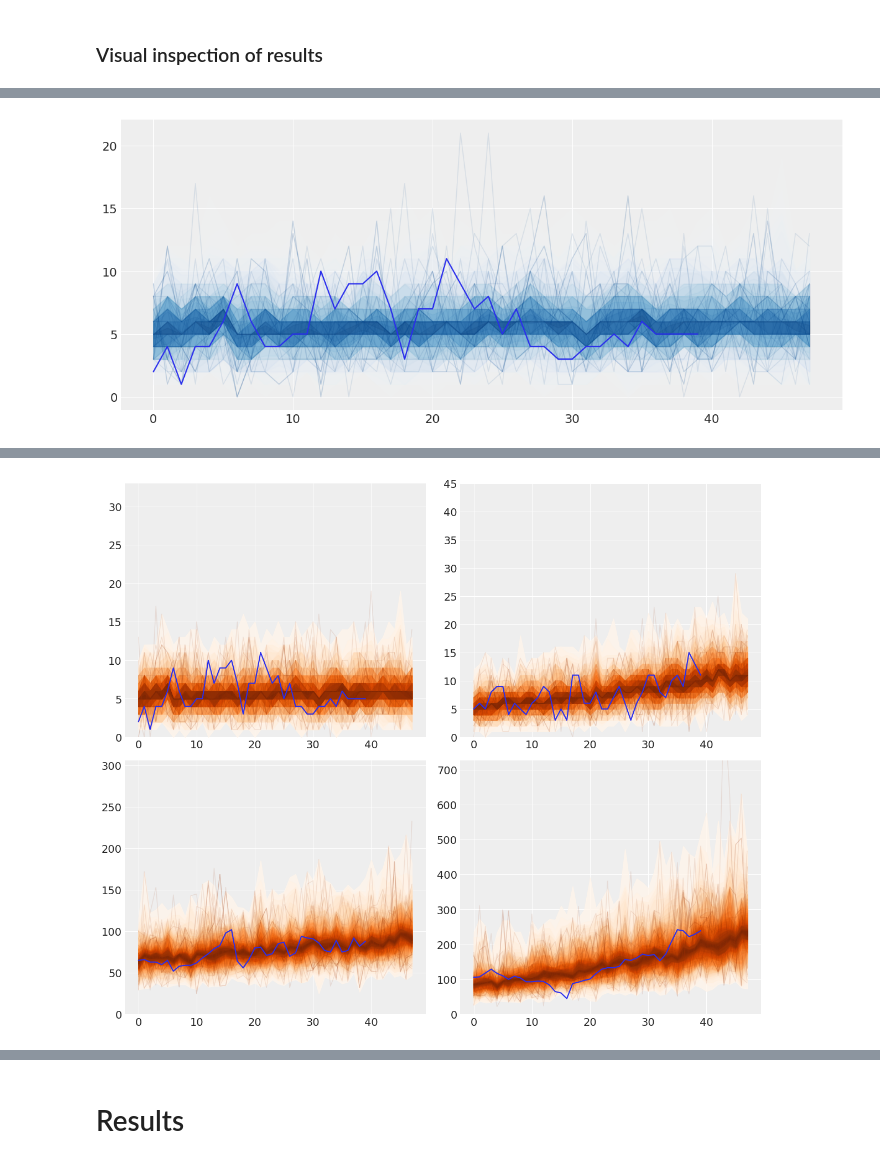
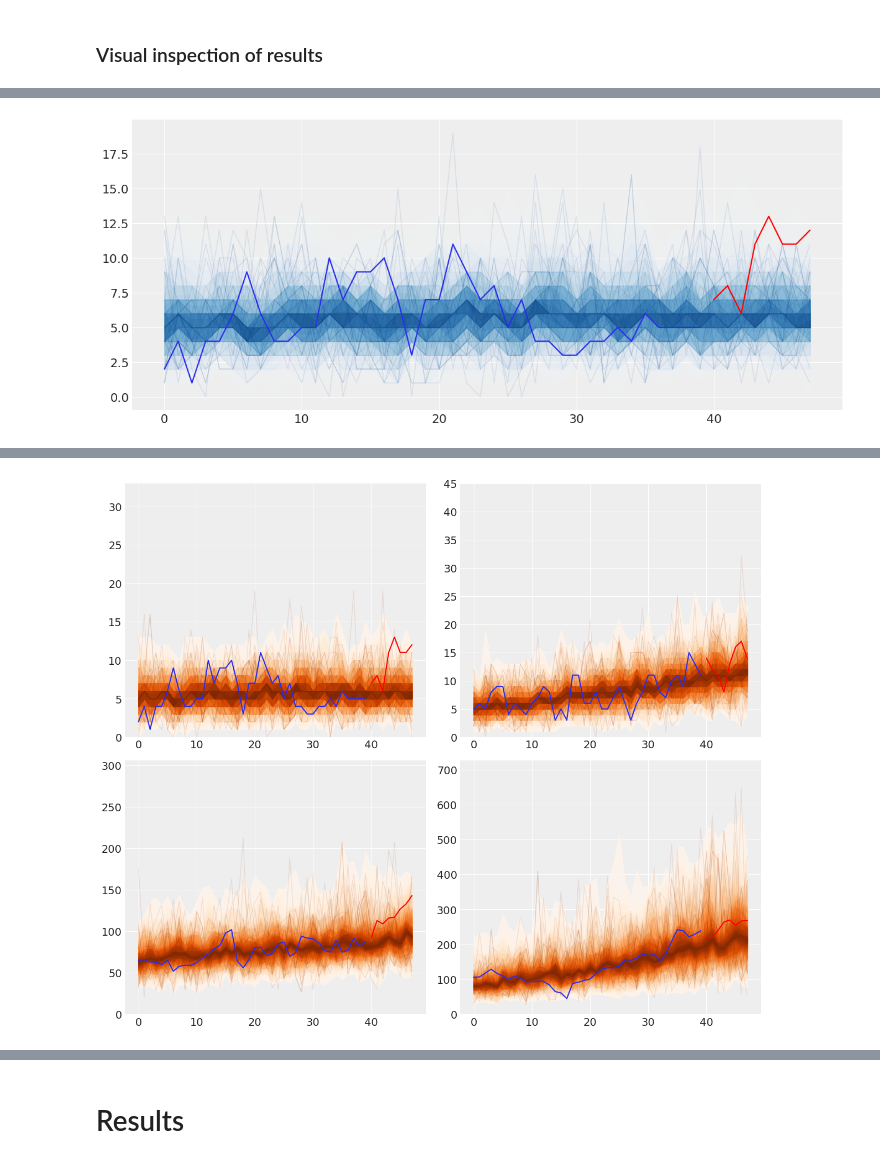
Before and after one commit to luisroque/Time-Series-Statistical-Models-Experiments, a Jupyter notebook: PhD_Results.ipynb, the cells around one changed output, grey strips where cells are left out. Drawn from its saved outputs; the diff is of its cells as text; code cells hidden in the pictures.

```diff
--- a/PhD_Results.ipynb
+++ b/PhD_Results.ipynb
@@ -28,8 +28,7 @@ prison_pivot = prison.pivot(index='t',columns=['state', 'gender', 'legal'], valu
 n_all = 48
 # We will be forecasting the last 8 points -> 2015 and 2016
 y = prison_pivot.iloc[:-8, :]
-y_h = prison_pivot.iloc[n_all-8:n_all, :]
-y_h = y_h.values
+y_h = prison_pivot.iloc[n_all-8:n_all, :].values
 y_all = prison_pivot.values
 # %%
 n=y.shape[0]
@@ -156,8 +155,8 @@ with pm.Model() as model_h_cox_gp_cor:
     l_p = pm.Gamma('l_p', alpha=2, beta=1)
     #l_med = pm.Gamma('l_med', alpha=2, beta=1)
 
-    η_trend = pm.HalfNormal('η_trend', 0.1)
-    η_per = pm.HalfNormal('η_per',0.01)
+    η_trend = pm.HalfNormal('η_trend', 0.05)
+    η_per = pm.HalfNormal('η_per',0.05)
     #η_med = pm.HalfNormal('η_med', 0.1)
     period = pm.Laplace('period', tt.log(4), 0.1)
     #l = pm.Gamma('l', alpha=4, beta=1)
@@ -167,7 +166,7 @@ with pm.Model() as model_h_cox_gp_cor:
     # noise model
     #η_noise = pm.HalfNormal("η_noise", sigma=0.5, testval=0.05)
     #ℓ_noise = pm.Gamma("ℓ_noise", alpha=4, beta=1)
-    σ  = pm.HalfNormal("σ",  sigma=0.25, testval=0.05)
+    σ  = pm.HalfNormal("σ",  sigma=0.1)
 
     # Cov func for the overall GP
     cov = (η_trend**2 * pm.gp.cov.Matern32(input_dim=2, ls=l_t, active_dims=[0])
@@ -189,13 +188,13 @@ with pm.Model() as model_h_cox_gp_cor:
     hy_a1 = pm.Normal('hy_a1', mu=0.0, sd=0.5)
     hy_a2 = pm.Normal('hy_a2', mu=0.0, sd=0.5)
     hy_a3 = pm.Normal('hy_a3', mu=0.0, sd=0.5)
-    hy_b = pm.Laplace('hy_b', mu=0.0, b=0.01) # Trend does not depend on group
+    hy_b = pm.Laplace('hy_b', mu=0.0, b=0.03) # Trend does not depend on group
 
     a0 = pm.Normal('a0', hy_a0_sd, shape=n_series)
     a1 = pm.Normal('a1', mu=hy_a1, sd=0.5, shape=state)
     a2 = pm.Normal('a2', mu=hy_a2, sd=0.5, shape=gender)
     a3 = pm.Normal('a3', mu=hy_a3, sd=0.5, shape=legal)
-    b = pm.Laplace('b', mu=hy_b, b=0.01, shape=n_series) # One trend per series
+    b = pm.Laplace('b', mu=hy_b, b=0.03, shape=n_series) # One trend per series
 
 
     mu_func = LinearMean(intercepts = a0,
@@ -209,7 +208,7 @@ with pm.Model() as model_h_cox_gp_cor:
     f = gp.prior('f', X=X, reparameterize=True)
 
     y_pred = pm.Poisson('y_pred', mu=tt.exp(f), observed=y_)
-    #prior_checks = pm.sample_prior_predictive(samples=200)
+    prior_checks = pm.sample_prior_predictive(samples=200)
 # %%
 figure, ax = plt.subplots(4, 2, figsize=(12,10))
 ax = ax.ravel()
@@ -270,7 +269,7 @@ with model_h_cox_gp_cor:
 # %% [output]
 [interactive output not drawn]
 # %%
-model_fpath = 'gp.pkl'
+model_fpath = 'gp_mp_s.pkl'
 with open(model_fpath, 'wb') as buff:
     pickle.dump({'model': model_h_cox_gp_cor, 'trace': mp, 'gp': gp}, buff)
 # %%
@@ -326,14 +331,15 @@ with model_h_cox_gp_cor:
 # %%
 from pymc3.gp.util import plot_gp_dist
 fig = plt.figure(figsize=(12,5)); ax = fig.gca()
 
 # plot the samples from the gp posterior with samples and shading
 from pymc3.gp.util import plot_gp_dist
 
 plot_gp_dist(ax, pred_samples0['y_pred_new0'][:,:60], X_new[0][:60,0], palette="Blues", fill_alpha=0.1, samples_alpha=0.1);
-plt.plot(np.arange(n),y[:,0]);
+plt.plot(np.arange(n),y[:,0])
+plt.plot(np.arange(n, n_new),y_h[:,0], color='r');
 # %% [output]
-[figure, old version]
+[figure, new version]
 # %%
 with model_h_cox_gp_cor:
     f_n1 = gp.conditional('f_n1', Xnew=X_new[1])
@@ -388,6 +394,7 @@ for s_ in range(4):
     pm.gp.util.plot_gp_dist(ax[s_], list(pred_samples_list[s_].items())[0][1], np.arange(n_new), palette='Oranges')
     #ax[s_].plot(np.arange(n*s_, n*s_+n), y[:,s_])
     ax[s_].plot(np.arange(n), y[:,s_])
+    ax[s_].plot(np.arange(n,n_new), y_h[:,s_], color='r')
     ax[s_].set_ylim(0,max(y[:,s_])+max(y[:,s_])*2);
 # %% [output]
-[figure, old version]
+[figure, new version]
```
Also changed, not shown: parts of 11 cells of this notebook.
